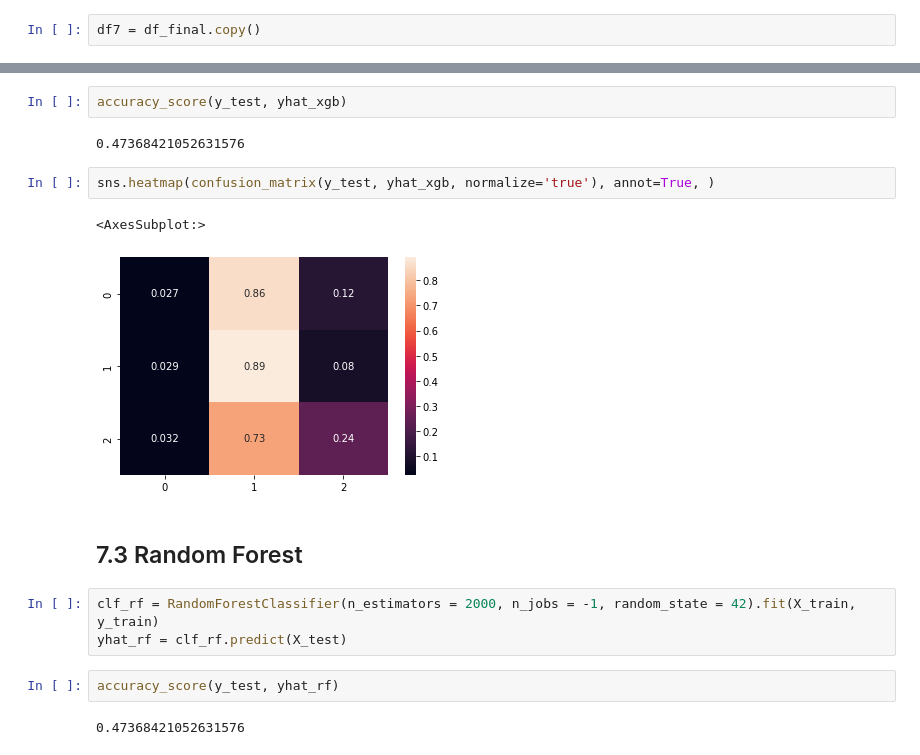
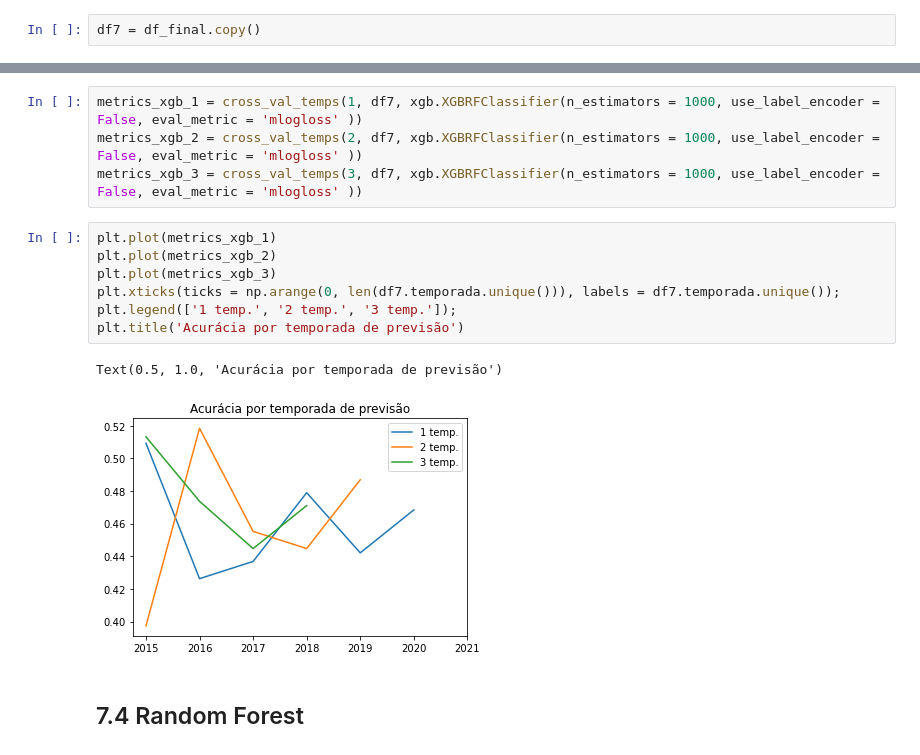
Before and after one commit to mahelvson/FootballPredictions, a Jupyter notebook: notebooks/Análise Final - Prevendo Jogos do Brasileirão.ipynb, the cells around one changed output, grey strips where cells are left out. Drawn from its saved outputs; the diff is of its cells as text.

```diff
--- a/notebooks/Cycle11 - Final Analysis.ipynb
+++ b/notebooks/Análise Final - Prevendo Jogos do Brasileirão.ipynb
@@ -1451,18 +1509,16 @@ yhat_xgb = clf_xgb.predict(X_test)
-# %%
-accuracy_score(y_test, yhat_xgb)
-# %% [output]
-0.47368421052631576
-# %%
-sns.heatmap(confusion_matrix(y_test, yhat_xgb, normalize='true'), annot=True, )
-# %% [output]
-<AxesSubplot:>
-[figure, removed]
+# %%
+metrics_xgb_1 = cross_val_temps(1, df7, xgb.XGBRFClassifier(n_estimators = 1000, use_label_encoder = False, eval_metric = 'mlogloss' ))
+metrics_xgb_2 = cross_val_temps(2, df7, xgb.XGBRFClassifier(n_estimators = 1000, use_label_encoder = False, eval_metric = 'mlogloss' ))
+metrics_xgb_3 = cross_val_temps(3, df7, xgb.XGBRFClassifier(n_estimators = 1000, use_label_encoder = False, eval_metric = 'mlogloss' ))
+# %%
+plt.plot(metrics_xgb_1)
+plt.plot(metrics_xgb_2)
+plt.plot(metrics_xgb_3)
+plt.xticks(ticks = np.arange(0, len(df7.temporada.unique())), labels = df7.temporada.unique());
+plt.legend(['1 temp.', '2 temp.', '3 temp.']);
+plt.title('Acurácia por temporada de previsão')
+# %% [output]
+Text(0.5, 1.0, 'Acurácia por temporada de previsão')
+[figure, added]
 # %% [markdown]
-## 7.3 Random Forest
+## 7.4 Random Forest
-# %%
-clf_rf = RandomForestClassifier(n_estimators = 2000, n_jobs = -1, random_state = 42).fit(X_train, y_train)
-yhat_rf = clf_rf.predict(X_test)
-# %%
-accuracy_score(y_test, yhat_rf)
-# %% [output]
-0.47368421052631576
```
Also changed, not shown: parts of 81 cells of this notebook.
